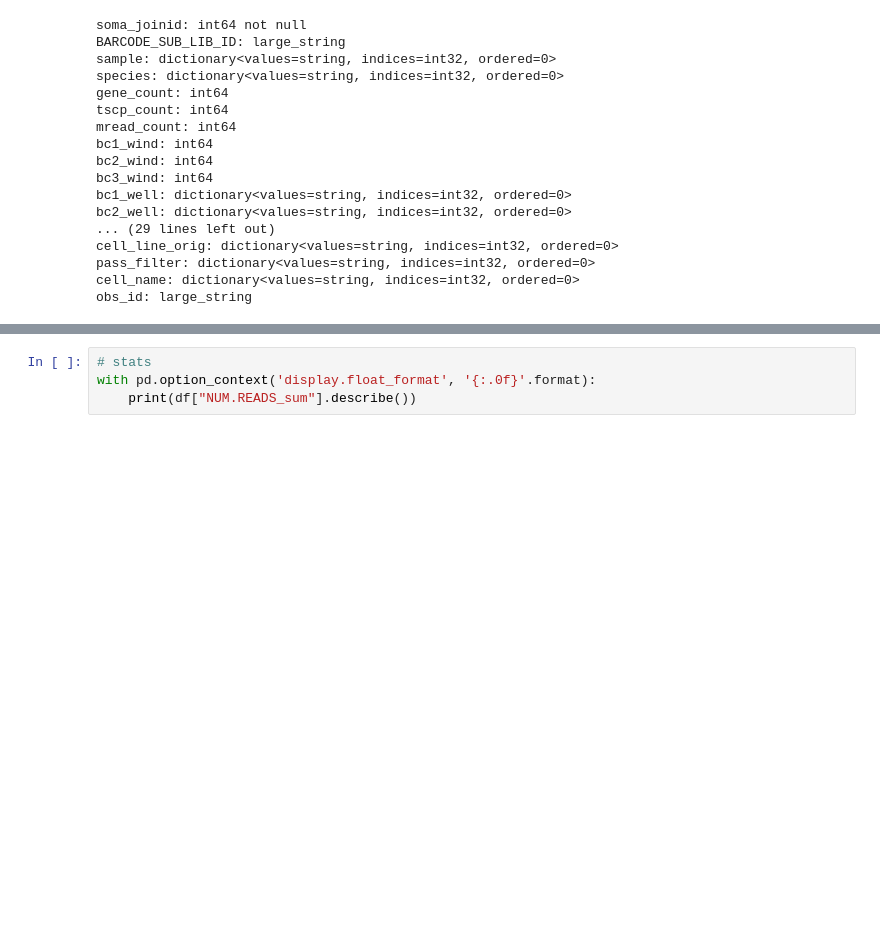
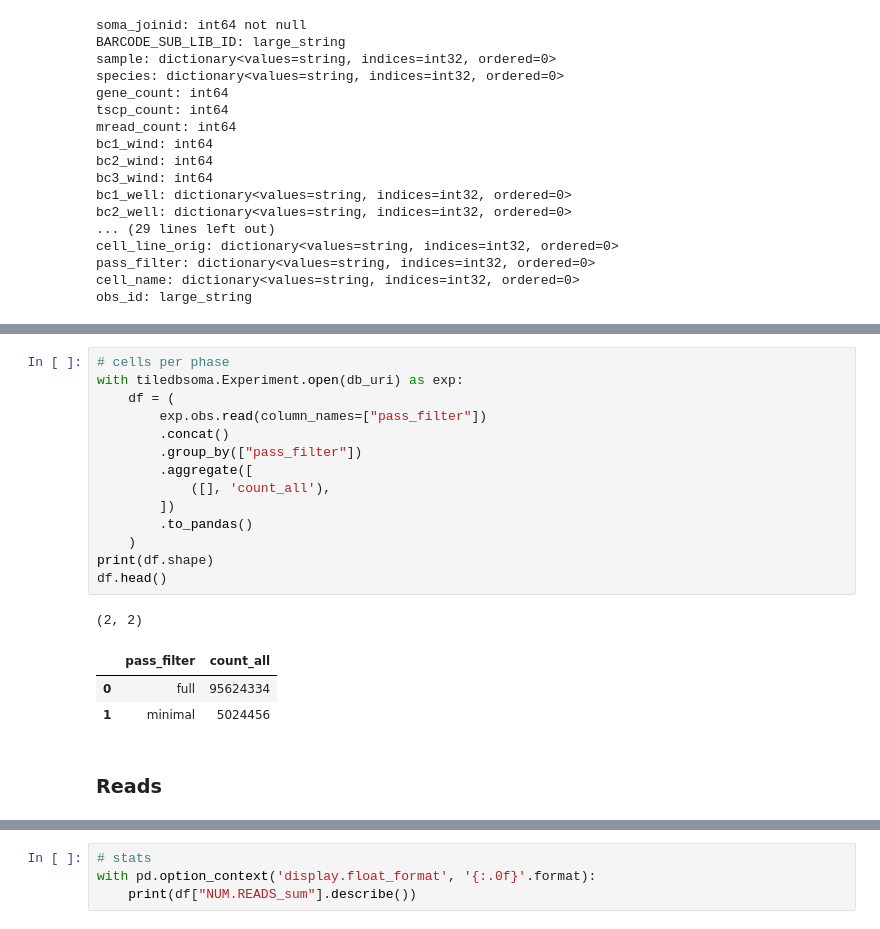
Before and after one commit to bioinfo-tsukuba/scRecounter, a Jupyter notebook: notebooks/tiledb/tahoe-100.ipynb, the cells around one changed output, grey strips where cells are left out. Drawn from its saved outputs; the diff is of its cells as text; blank space fills up the shorter version.

Commit message:
tahoe-100 analysis on full database

```diff
--- a/notebooks/tiledb/tahoe-100.ipynb
+++ b/notebooks/tiledb/tahoe-100.ipynb
@@ -133,3 +188,24 @@ p
+# %%
+# cells per phase
+with tiledbsoma.Experiment.open(db_uri) as exp:
+    df = (
+        exp.obs.read(column_names=["pass_filter"])
+        .concat()
+        .group_by(["pass_filter"])
+        .aggregate([
+            ([], 'count_all'),
+        ])
+        .to_pandas()
+    )
+print(df.shape)
+df.head()
+# %% [output]
+(2, 2)
+|  | pass_filter | count_all |
+| 0 | full | 95624334 |
+| 1 | minimal | 5024456 |
+# %% [markdown]
+### Reads
 # %%
 # reads per cell
 with tiledbsoma.open(db_uri) as exp:
```
Also changed, not shown: parts of 15 cells of this notebook.
